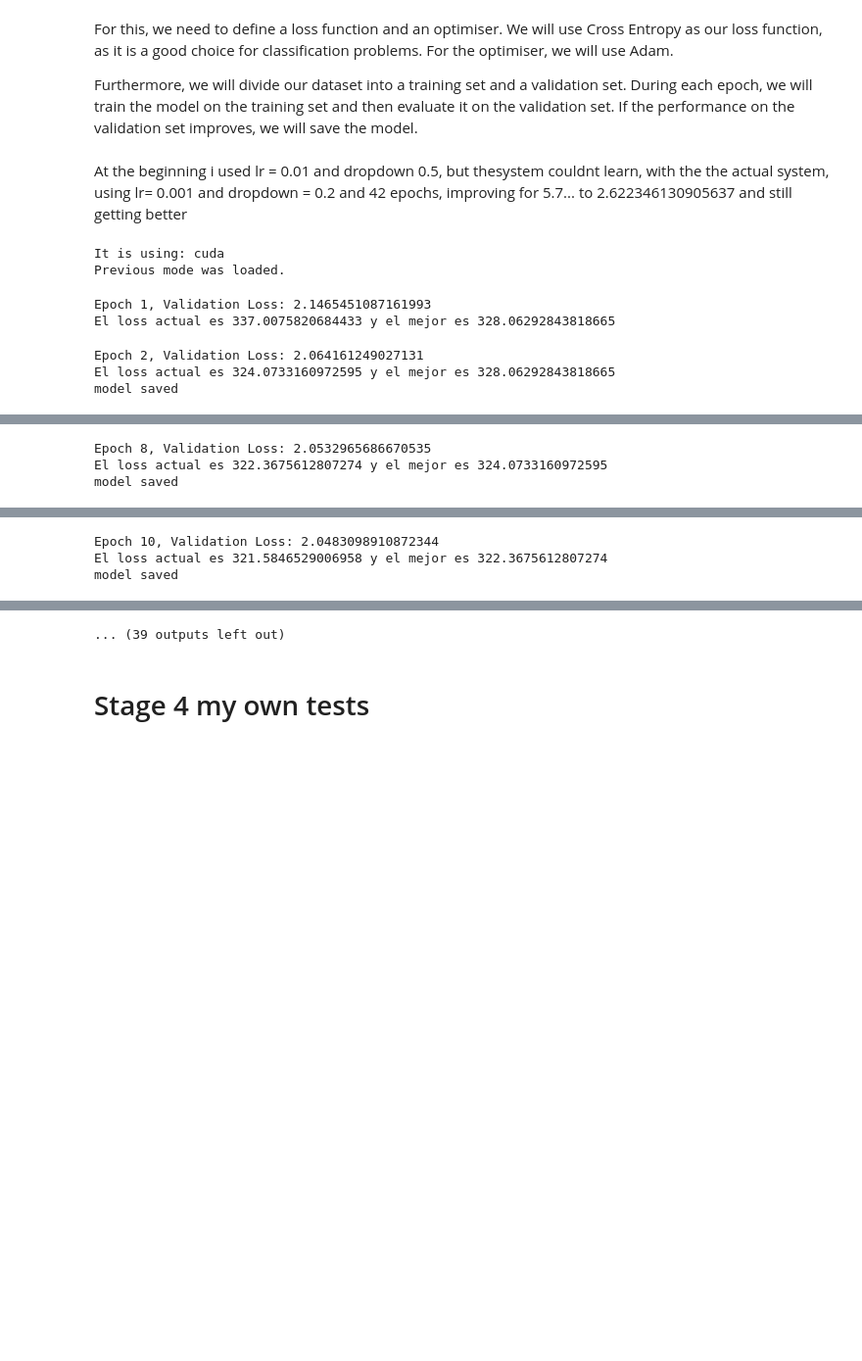
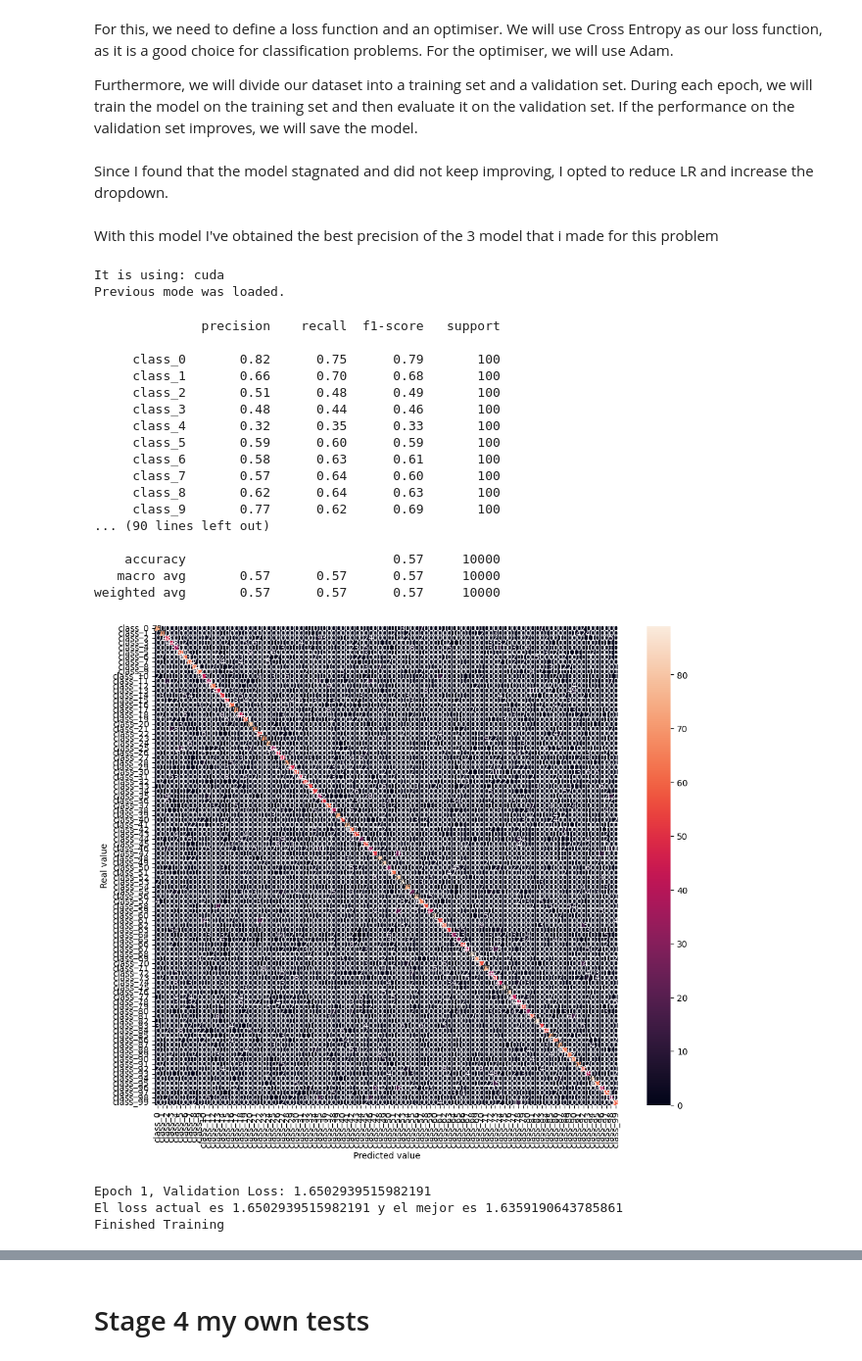
Before and after one commit to Carlosbil/cifar100_vision, a Jupyter notebook: cifar100NetV2.ipynb, the cells around one changed output, grey strips where cells are left out. Shown at 98% size. Cells and saved outputs as stored; diff of their text form; code cells hidden in the pictures; blank space fills up the shorter version.

Commit message:
added v3 model
added v3 model, for this time i want to prove another CNN model

```diff
--- a/cifar100NetV2.ipynb
+++ b/cifar100NetV2.ipynb
@@ -32,9 +32,9 @@ train_dataset = datasets.CIFAR100(root = './dataset/train',download=True, train=
 test_dataset = datasets.CIFAR100(root = './dataset/test',download=True, train=False, transform=transform_test)
 
 #Create train loader
-train_loader = DataLoader(train_dataset, batch_size=64, shuffle=True)
+train_loader = DataLoader(train_dataset, batch_size=32, shuffle=True)
 #Create test loader
-test_loader = DataLoader(test_dataset, batch_size=64, shuffle=True)
+test_loader = DataLoader(test_dataset, batch_size=32, shuffle=True)
 # %% [output]
 Files already downloaded and verified
 Files already downloaded and verified
@@ -78,7 +78,7 @@ class Net(nn.Module):
         self.pool = nn.MaxPool2d(kernel_size=2, stride=2)
 
         # Dropout layer
-        self.dropout = nn.Dropout(0.1)
+        self.dropout = nn.Dropout(0.2)
 
         # Fully connected layers
         # First FC layer, input size should match the output size of the last conv layer
@@ -109,7 +109,9 @@ For this, we need to define a loss function and an optimiser. We will use Cross
 
 Furthermore, we will divide our dataset into a training set and a validation set. During each epoch, we will train the model on the training set and then evaluate it on the validation set. If the performance on the validation set improves, we will save the model.
 # %% [markdown]
-At the beginning i used lr = 0.01 and dropdown 0.5, but thesystem couldnt learn, with the the actual system, using lr= 0.001 and dropdown = 0.2 and 42 epochs, improving for 5.7... to 2.622346130905637 and still getting better
+Since I found that the model stagnated and did not keep improving, I opted to reduce LR and increase the dropdown.
+# %% [markdown]
+With this model I've obtained the best precision of the 3 model that i made for this problem
 # %%
 import torch.optim as optim
 from torch.utils.data import random_split, DataLoader
@@ -138,15 +140,15 @@ else:
 
 # Define the loss function and optimizer
 criterion = nn.CrossEntropyLoss()
-optimizer = optim.Adam(model.parameters(), lr=0.001, weight_decay=1e-5)  # L2 regularization
+optimizer = optim.Adam(model.parameters(), lr=0.0001, weight_decay=1e-6)  # L2 regularization
 
 # Define a number of training epochs
-epochs = 50
+epochs = 1
 
 #actually is my best
 best_loss = 50
 
-best_val_loss = 310.19809889793396  # Initialize with a high value
+best_val_loss = 1.6359190643785861  # Initialize with a high value
 
 # Training loop
 from sklearn.metrics import classification_report, confusion_matrix
@@ -201,38 +203,54 @@ for epoch in range(epochs):
             val_loss += loss.item()
 
             # Get predictions
             _, preds = torch.max(outputs, 1)
             all_preds.extend(preds.cpu().numpy())
             all_labels.extend(labels.cpu().numpy())
 
     # Calculate and print accuracy, recall, and F1-score
     print(classification_report(all_labels, all_preds, target_names=class_names))
 
     # Calculate and print confusion matrix
     cm = confusion_matrix(all_labels, all_preds)
     plt.figure(figsize=(12, 10))
     sns.heatmap(cm, annot=True, fmt="d",
                 xticklabels=class_names, yticklabels=class_names)
     plt.ylabel("Real value")
     plt.xlabel("Predicted value")
     plt.show()
 
     # Print epoch loss
     print(f'Epoch {epoch+1}, Validation Loss: {val_loss/len(test_loader)}')
 
     # Save the model if it has the best validation loss so far
-    print(f'El loss actual es {val_loss} y el mejor es {best_val_loss}')
-    if val_loss < best_val_loss:
+    print(f'El loss actual es {val_loss/len(test_loader)} y el mejor es {best_val_loss}')
+    if val_loss/len(test_loader) < best_val_loss:
         print("model saved")
-        best_val_loss = val_loss
+        best_val_loss = val_loss/len(test_loader)
         torch.save(model.state_dict(), 'best_model_v2.pth')
 
 print('Finished Training')
 # %% [output]
 It is using: cuda
 Previous mode was loaded.
-Epoch 1, Validation Loss: 2.1465451087161993
-El loss actual es 337.0075820684433 y el mejor es 328.06292843818665
+              precision    recall  f1-score   support
+
+     class_0       0.82      0.75      0.79       100
+     class_1       0.66      0.70      0.68       100
+     class_2       0.51      0.48      0.49       100
+     class_3       0.48      0.44      0.46       100
+     class_4       0.32      0.35      0.33       100
+     class_5       0.59      0.60      0.59       100
+     class_6       0.58      0.63      0.61       100
+     class_7       0.57      0.64      0.60       100
+     class_8       0.62      0.64      0.63       100
+     class_9       0.77      0.62      0.69       100
+... (90 lines left out)
+
+    accuracy                           0.57     10000
+   macro avg       0.57      0.57      0.57     10000
+weighted avg       0.57      0.57      0.57     10000
+[figure, added]
-Epoch 2, Validation Loss: 2.064161249027131
-El loss actual es 324.0733160972595 y el mejor es 328.06292843818665
-model saved
+Epoch 1, Validation Loss: 1.6502939515982191
+El loss actual es 1.6502939515982191 y el mejor es 1.6359190643785861
+Finished Training
@@ -249,3 +256,0 @@ El loss actual es 327.2190297842026 y el mejor es 324.0733160972595
-Epoch 8, Validation Loss: 2.0532965686670535
-El loss actual es 322.3675612807274 y el mejor es 324.0733160972595
-model saved
@@ -254,3 +256,0 @@ El loss actual es 324.428106546402 y el mejor es 322.3675612807274
-Epoch 10, Validation Loss: 2.0483098910872344
-El loss actual es 321.5846529006958 y el mejor es 322.3675612807274
-model saved
@@ -259,4 +257,3 @@ El loss actual es 326.77106058597565 y el mejor es 321.5846529006958
-... (39 outputs left out)
 # %% [markdown]
 # Stage 4 my own tests
 # %% [markdown]
```
Also changed, not shown: parts of 4 cells of this notebook, 2 other files.
